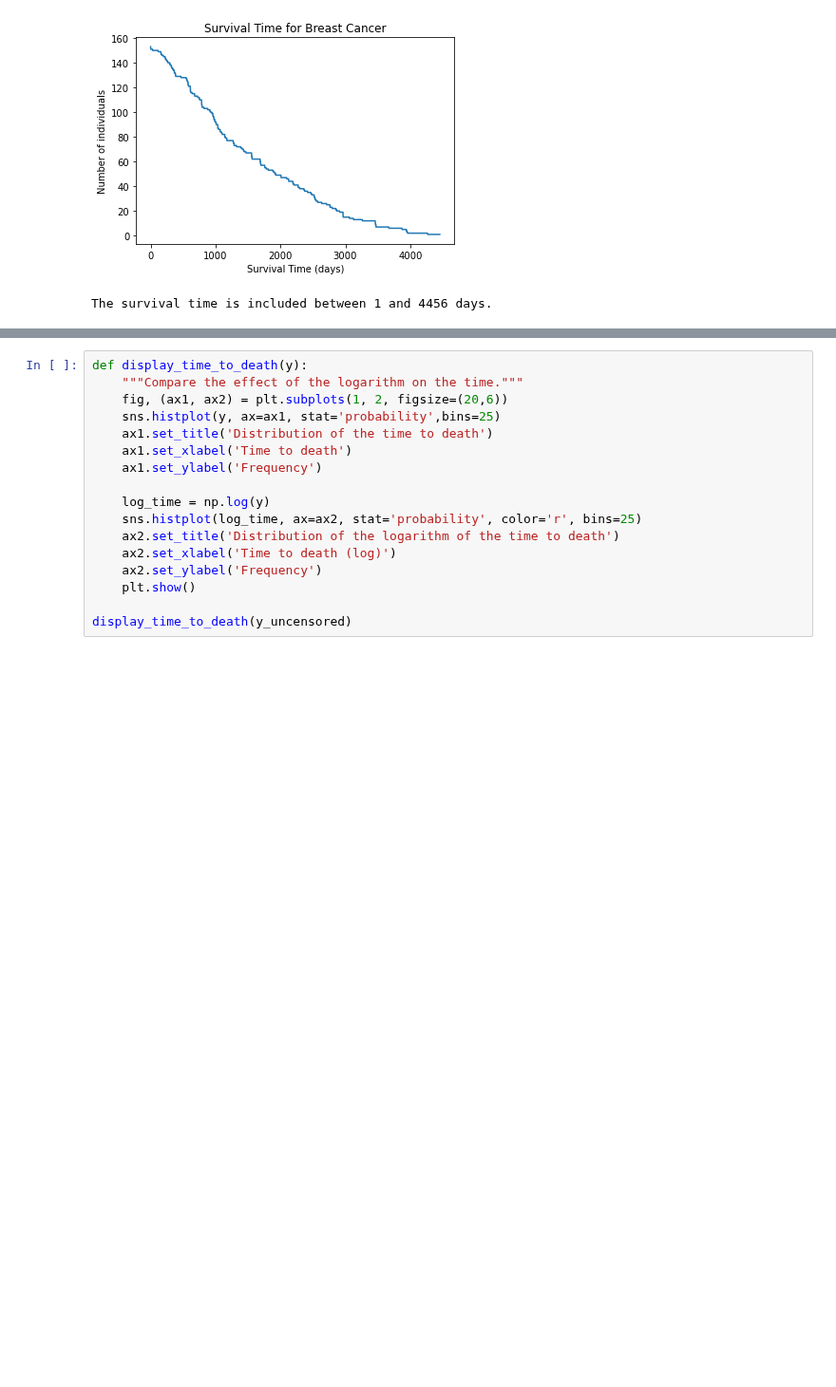
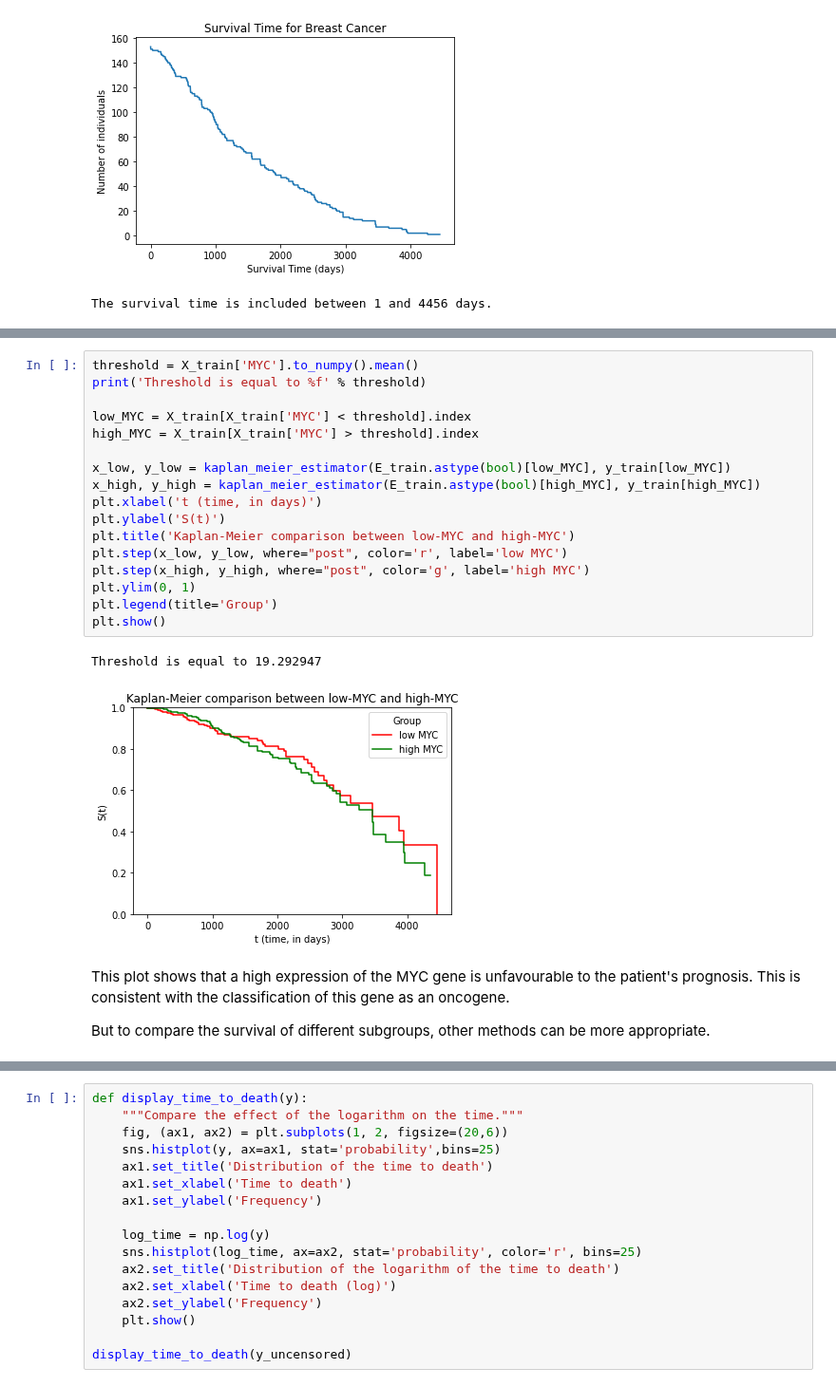
Before and after one commit to StephaneBereux/Cancer-survival-challenge, a Jupyter notebook: starting_kit.ipynb, the cells around one changed output, grey strips where cells are left out. Shown at 95% size. Cells and saved outputs as stored; diff of their text form; blank space fills up the shorter version.

```diff
--- a/starting_kit.ipynb
+++ b/starting_kit.ipynb
@@ -234,0 +322,24 @@ In a first step, one can limit oneself to these patients, and build features onl
+# %%
+threshold = X_train['MYC'].to_numpy().mean()
+print('Threshold is equal to %f' % threshold)
+
+low_MYC = X_train[X_train['MYC'] < threshold].index
+high_MYC = X_train[X_train['MYC'] > threshold].index
+
+x_low, y_low = kaplan_meier_estimator(E_train.astype(bool)[low_MYC], y_train[low_MYC])
+x_high, y_high = kaplan_meier_estimator(E_train.astype(bool)[high_MYC], y_train[high_MYC])
+plt.xlabel('t (time, in days)')
+plt.ylabel('S(t)')
+plt.title('Kaplan-Meier comparison between low-MYC and high-MYC')
+plt.step(x_low, y_low, where="post", color='r', label='low MYC')
+plt.step(x_high, y_high, where="post", color='g', label='high MYC')
+plt.ylim(0, 1)
+plt.legend(title='Group')
+plt.show()
+# %% [output]
+Threshold is equal to 19.292947
+[figure, added]
+# %% [markdown]
+This plot shows that a high expression of the MYC gene is unfavourable to the patient's prognosis. This is consistent with the classification of this gene as an oncogene.
+
+But to compare the survival of different subgroups, other methods can be more appropriate.
```
Also changed, not shown: parts of 39 cells of this notebook, 1 other file.
